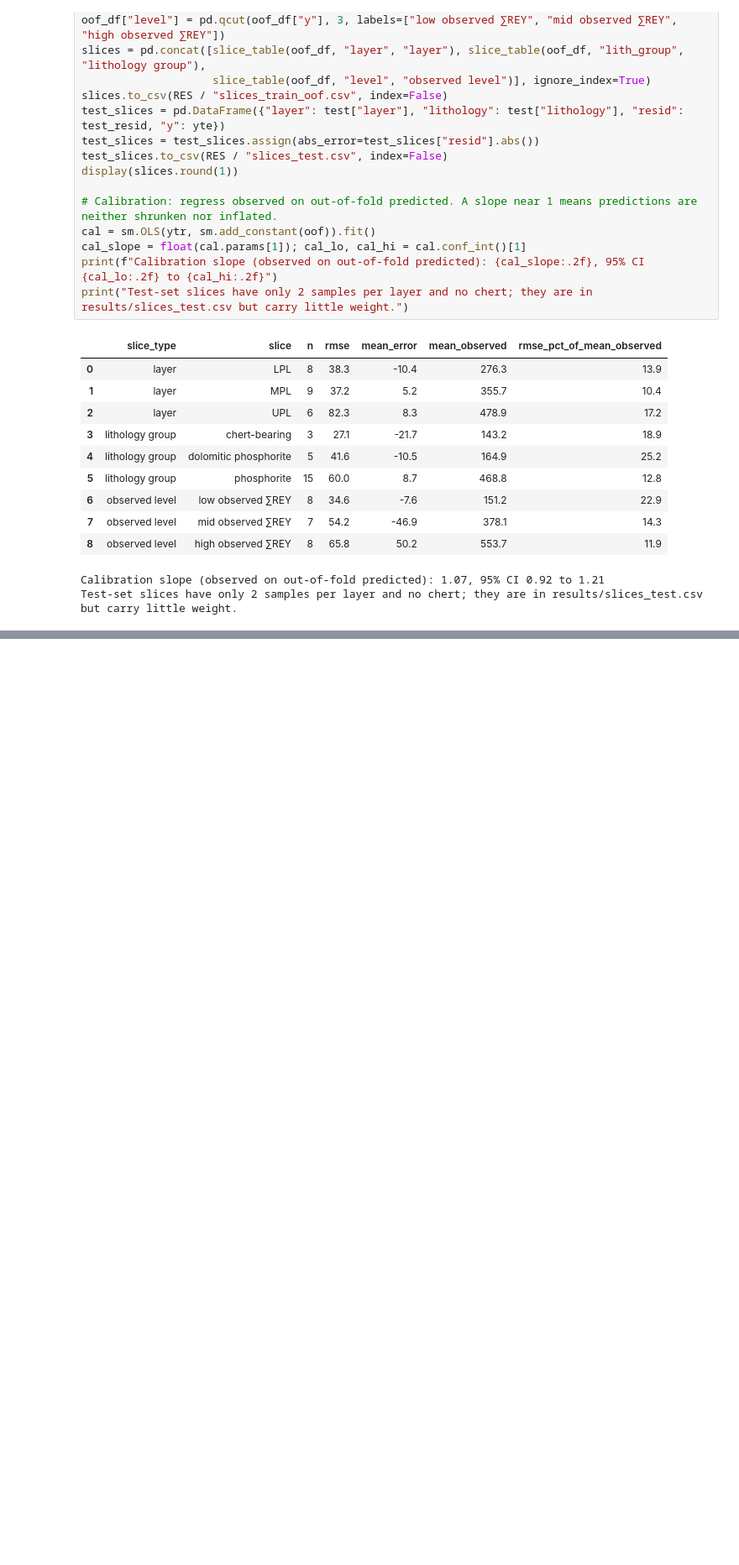
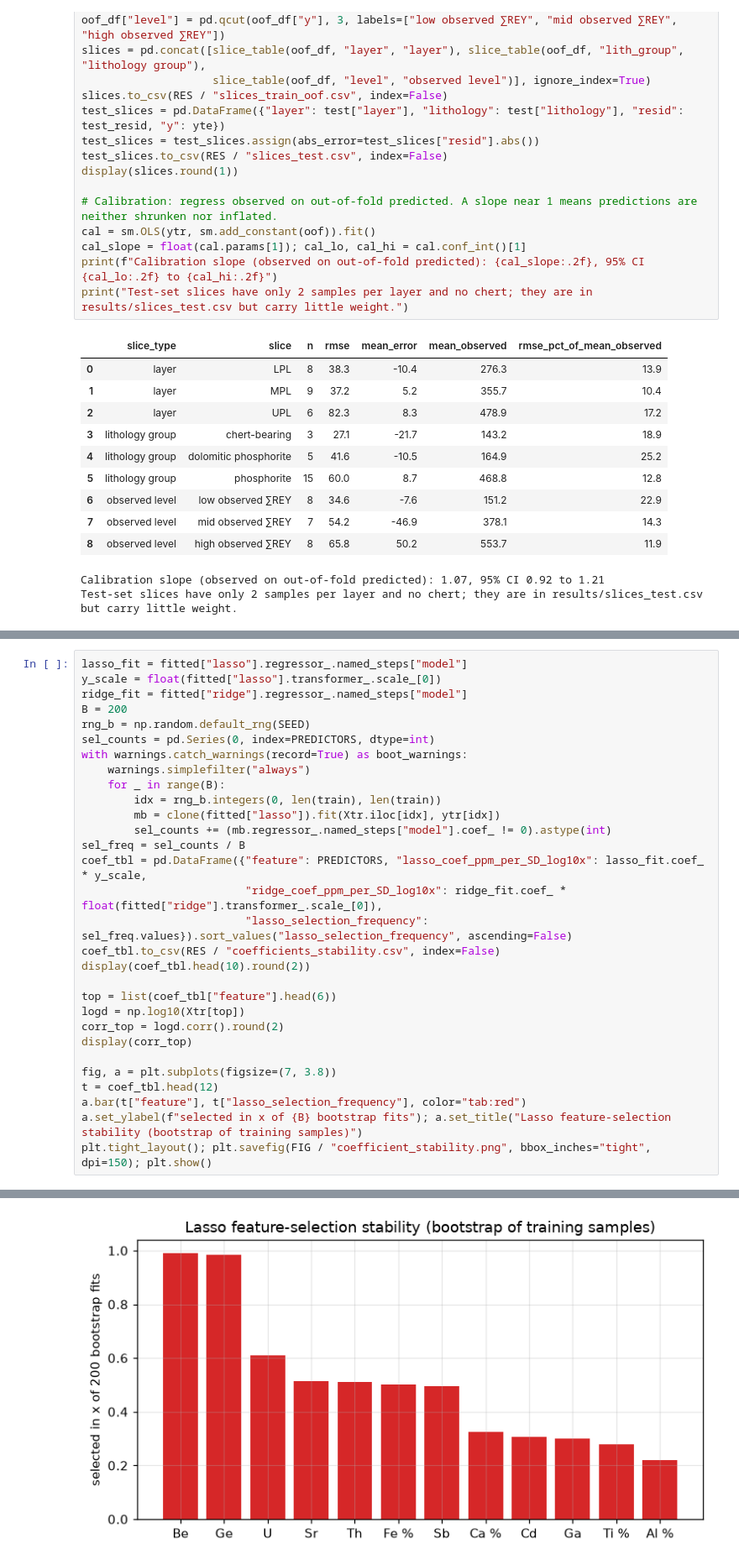
Before and after one commit to MassamAli5/DS-A3, a Jupyter notebook: DS-A3_regression_baseline.ipynb, the cells around one changed output, grey strips where cells are left out. Shown at 84% size. Drawn from its saved outputs; the diff is of its cells as text; blank space fills up the shorter version.

```diff
--- a/DS-A3_regression_baseline.ipynb
+++ b/DS-A3_regression_baseline.ipynb
@@ -617,0 +651,31 @@ Test-set slices have only 2 samples per layer and no chert; they are in results/
+# %%
+lasso_fit = fitted["lasso"].regressor_.named_steps["model"]
+y_scale = float(fitted["lasso"].transformer_.scale_[0])
+ridge_fit = fitted["ridge"].regressor_.named_steps["model"]
+B = 200
+rng_b = np.random.default_rng(SEED)
+sel_counts = pd.Series(0, index=PREDICTORS, dtype=int)
+with warnings.catch_warnings(record=True) as boot_warnings:
+    warnings.simplefilter("always")
+    for _ in range(B):
+        idx = rng_b.integers(0, len(train), len(train))
+        mb = clone(fitted["lasso"]).fit(Xtr.iloc[idx], ytr[idx])
+        sel_counts += (mb.regressor_.named_steps["model"].coef_ != 0).astype(int)
+sel_freq = sel_counts / B
+coef_tbl = pd.DataFrame({"feature": PREDICTORS, "lasso_coef_ppm_per_SD_log10x": lasso_fit.coef_ * y_scale,
+                         "ridge_coef_ppm_per_SD_log10x": ridge_fit.coef_ * float(fitted["ridge"].transformer_.scale_[0]),
+                         "lasso_selection_frequency": sel_freq.values}).sort_values("lasso_selection_frequency", ascending=False)
+coef_tbl.to_csv(RES / "coefficients_stability.csv", index=False)
+display(coef_tbl.head(10).round(2))
+
+top = list(coef_tbl["feature"].head(6))
+logd = np.log10(Xtr[top])
+corr_top = logd.corr().round(2)
+display(corr_top)
+
+fig, a = plt.subplots(figsize=(7, 3.8))
+t = coef_tbl.head(12)
+a.bar(t["feature"], t["lasso_selection_frequency"], color="tab:red")
+a.set_ylabel(f"selected in x of {B} bootstrap fits"); a.set_title("Lasso feature-selection stability (bootstrap of training samples)")
+plt.tight_layout(); plt.savefig(FIG / "coefficient_stability.png", bbox_inches="tight", dpi=150); plt.show()
+# %% [output]
@@ -617,0 +700 @@ Test-set slices have only 2 samples per layer and no chert; they are in results/
+[figure, added]
```
Also changed, not shown: parts of 5 cells of this notebook, 3 other files.
